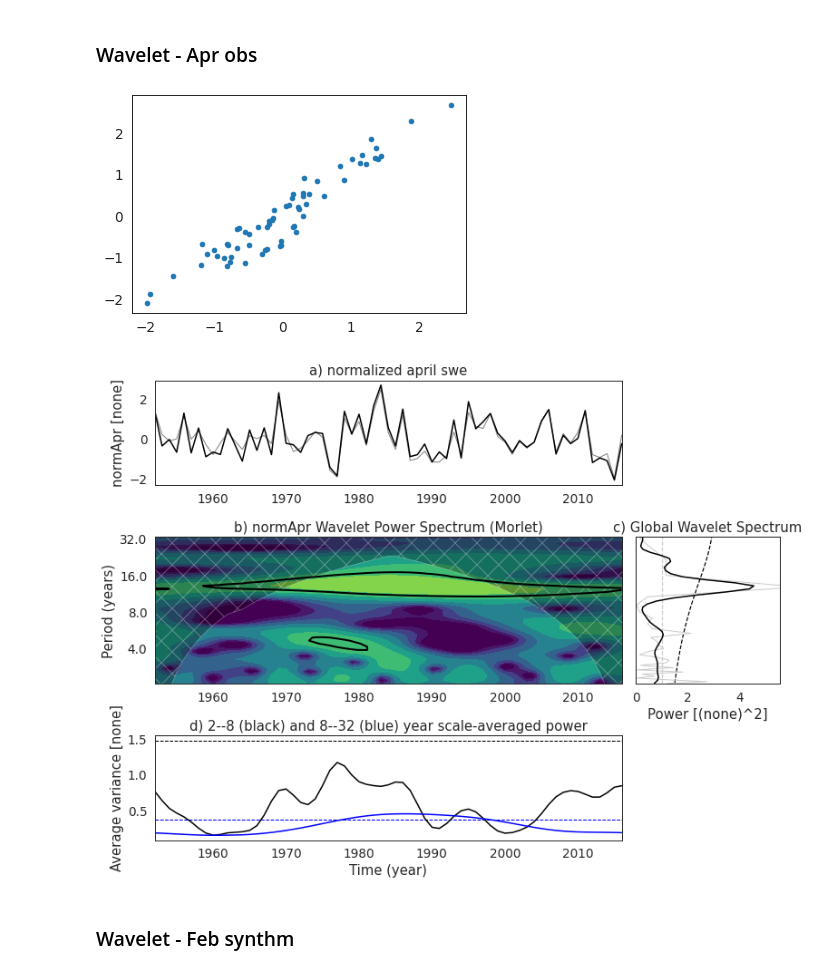
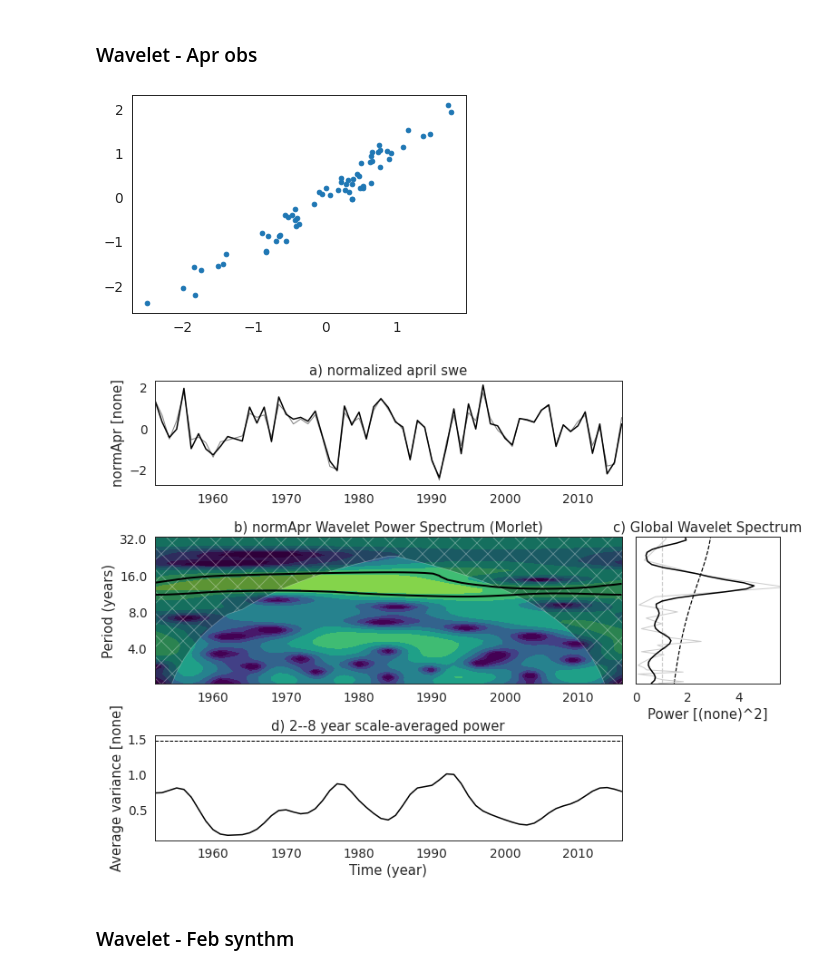
Before and after one commit to ahamilton144/hamilton-2020-managing-financial-risk-tradeoffs-for-hydropower, a Jupyter notebook: synthetic snow.ipynb, the cells around one changed output. Saved outputs shown, nothing was run; the diff lists cells and outputs as text; code cells hidden in the pictures.

```diff
--- a/synthetic snow.ipynb
+++ b/synthetic snow.ipynb
@@ -51,6 +51,20 @@ swe = functions_clean_data.get_clean_swe(dir_downloaded_inputs)[['danFeb','danAp
 
 #sweSynth
 sweSynth = functions_synthetic_data.synthetic_swe(dir_generated_inputs, swe, redo = True, save = False)
+# %%
+### check stats
+np.random.seed(1)
+shp_g_danFeb, dum, scl_g_danFeb = gamma.fit(swe.danFeb, floc=0)
+shp_g_danApr, dum, scl_g_danApr = gamma.fit(swe.danApr, floc=0)
+
+# kendallsTau = st.kendalltau(swe.danFeb, swe.danApr).correlation
+# corr_norm_equiv = math.sin(kendallsTau * math.pi / 2)
+
+swe.normFeb = norm.ppf(gamma.cdf(swe.danFeb, a=shp_g_danFeb, loc=0, scale=scl_g_danFeb))
+swe.normApr = norm.ppf(gamma.cdf(swe.danApr, a=shp_g_danApr, loc=0, scale=scl_g_danApr))
+
+sweSynth.normFeb = norm.ppf(gamma.cdf(sweSynth.danFeb, a=shp_g_danFeb, loc=0, scale=scl_g_danFeb))
+sweSynth.normApr = norm.ppf(gamma.cdf(sweSynth.danApr, a=shp_g_danApr, loc=0, scale=scl_g_danApr))
 # %%
 ### Visually compare observations vs synthetic
 cols = ['b','r']
@@ -167,7 +236,7 @@ from matplotlib import pyplot
 import pycwt as wavelet
 from pycwt.helpers import find
 
-dat = swe.danFeb.values
+dat = swe.normFeb
 time = swe.index
 title = 'normalized april swe'
 label = 'normApr'
@@ -191,7 +260,7 @@ dt = 1  # In years
 # std = dat_notrend.std()  # Standard deviation
 # var = std ** 2  # Variance
 # dat_norm = dat_notrend / std  # Normalized dataset
-dat_norm = (dat - dat.mean()) / dat.std()
+# dat_norm = (dat - dat.mean()) / dat.std()
 var = dat_norm.var()
 
 # The next step is to define some parameters of our wavelet analysis. We
@@ -324,6 +393,7 @@ dx.set_title('d) {}--{} year scale-averaged power'.format(2, 8))
 dx.set_xlabel('Time (year)')
 dx.set_ylabel(r'Average variance [{}]'.format(units))
 ax.set_xlim([t.min(), t.max()])
+plt.savefig(dir_figs + 'fig_sweWaveletApr.jpg', bbox_inches='tight', dpi=1200)
 
 pyplot.show()
 # %% [output]
@@ -339,7 +409,7 @@ from matplotlib import pyplot
 import pycwt as wavelet
 from pycwt.helpers import find
 
-dat = swe.danApr.values
+dat = swe.normApr
 time = swe.index
 title = 'normalized april swe'
 label = 'normApr'
@@ -363,7 +433,7 @@ dt = 1  # In years
 # std = dat_notrend.std()  # Standard deviation
 # var = std ** 2  # Variance
 # dat_norm = dat_notrend / std  # Normalized dataset
-dat_norm = (dat - dat.mean()) / dat.std()
+# dat_norm = (dat - dat.mean()) / dat.std()
 var = dat_norm.var()
 
 # The next step is to define some parameters of our wavelet analysis. We
@@ -429,16 +499,16 @@ scale_avg_signif_2_8, tmp = wavelet.significance(var, dt, scales, 2, alpha,
                                              dof=[scales[sel_2_8[0]],
                                                   scales[sel_2_8[-1]]],
                                              wavelet=mother)
-sel_8_32 = find((period > 8) & (period <= 32))
-Cdelta = mother.cdelta
-scale_avg_8_32 = (scales * numpy.ones((N, 1))).transpose()
-scale_avg_8_32 = power / scale_avg_8_32  # As in Torrence and Compo (1998) equation 24
-scale_avg_8_32 = var * dj * dt / Cdelta * scale_avg_8_32[sel_8_32, :].sum(axis=0)
-scale_avg_signif_8_32, tmp = wavelet.significance(var, dt, scales, 2, alpha,
-                                             significance_level=0.95,
-                                             dof=[scales[sel_8_32[0]],
-                                                  scales[sel_8_32[-1]]],
-                                             wavelet=mother)
+# sel_8_32 = find((period > 8) & (period <= 32))
+# Cdelta = mother.cdelta
+# scale_avg_8_32 = (scales * numpy.ones((N, 1))).transpose()
+# scale_avg_8_32 = power / scale_avg_8_32  # As in Torrence and Compo (1998) equation 24
+# scale_avg_8_32 = var * dj * dt / Cdelta * scale_avg_8_32[sel_8_32, :].sum(axis=0)
+# scale_avg_signif_8_32, tmp = wavelet.significance(var, dt, scales, 2, alpha,
+#                                              significance_level=0.95,
+#                                              dof=[scales[sel_8_32[0]],
+#                                                   scales[sel_8_32[-1]]],
+#                                              wavelet=mother)
 
 # Finally, we plot our results in four different subplots containing the
 # (i) original series anomaly and the inverse wavelet transform; (ii) the
@@ -482,38 +552,39 @@ Yticks = 2 ** numpy.arange(numpy.ceil(numpy.log2(period.min())),
                            numpy.ceil(numpy.log2(period.max())))
 bx.set_yticks(numpy.log2(Yticks))
 bx.set_yticklabels(Yticks)
 
 # Third sub-plot, the global wavelet and Fourier power spectra and theoretical
 # noise spectra. Note that period scale is logarithmic.
 cx = pyplot.axes([0.77, 0.37, 0.2, 0.28], sharey=bx)
 cx.plot(glbl_signif, numpy.log2(period), 'k--')
 cx.plot(var * fft_theor, numpy.log2(period), '--', color='#cccccc')
 cx.plot(var * fft_power, numpy.log2(1./fftfreqs), '-', color='#cccccc',
         linewidth=1.)
 cx.plot(var * glbl_power, numpy.log2(period), 'k-', linewidth=1.5)
 cx.set_title('c) Global Wavelet Spectrum')
 cx.set_xlabel(r'Power [({})^2]'.format(units))
 cx.set_xlim([0, glbl_power.max() + var])
 cx.set_ylim(numpy.log2([period.min(), period.max()]))
 cx.set_yticks(numpy.log2(Yticks))
 cx.set_yticklabels(Yticks)
 pyplot.setp(cx.get_yticklabels(), visible=False)
 
 # Fourth sub-plot, the scale averaged wavelet spectrum.
 dx = pyplot.axes([0.1, 0.07, 0.65, 0.2], sharex=ax)
 dx.axhline(scale_avg_signif_2_8, color='k', linestyle='--', linewidth=1.)
-dx.axhline(scale_avg_signif_8_32, color='b', linestyle='--', linewidth=1.)
+# dx.axhline(scale_avg_signif_8_32, color='b', linestyle='--', linewidth=1.)
 dx.plot(t, scale_avg_2_8, 'k-', linewidth=1.5)
-dx.plot(t, scale_avg_8_32, 'b-', linewidth=1.5)
-dx.set_title('d) {}--{} (black) and {}--{} (blue) year scale-averaged power'.format(2,8,8,32))
+# dx.plot(t, scale_avg_8_32, 'b-', linewidth=1.5)
+dx.set_title('d) {}--{} year scale-averaged power'.format(2,8))
 dx.set_xlabel('Time (year)')
 dx.set_ylabel(r'Average variance [{}]'.format(units))
 ax.set_xlim([t.min(), t.max()])
+plt.savefig(dir_figs + 'fig_sweWaveletApr.jpg', bbox_inches='tight', dpi=1200)
 
 pyplot.show()
 # %% [output]
-[figure, old version]
+[figure, new version]
-[figure, old version]
+[figure, new version]
 # %% [markdown]
 ### Wavelet - Feb synthm
 # %%
```
Also changed, not shown: parts of 8 cells of this notebook, 5 other files.
